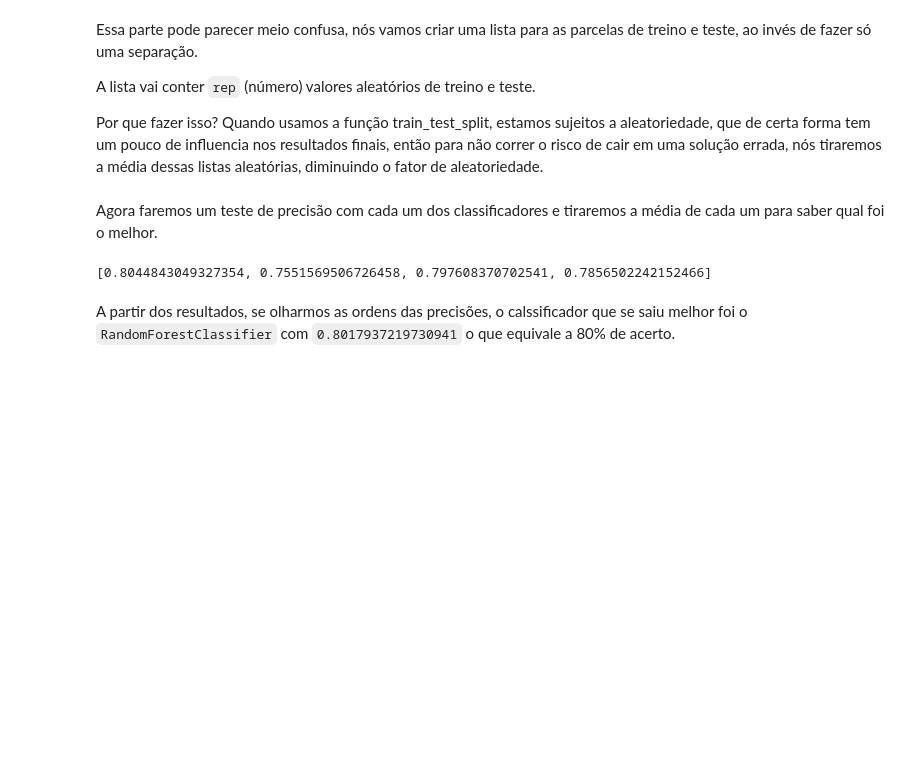
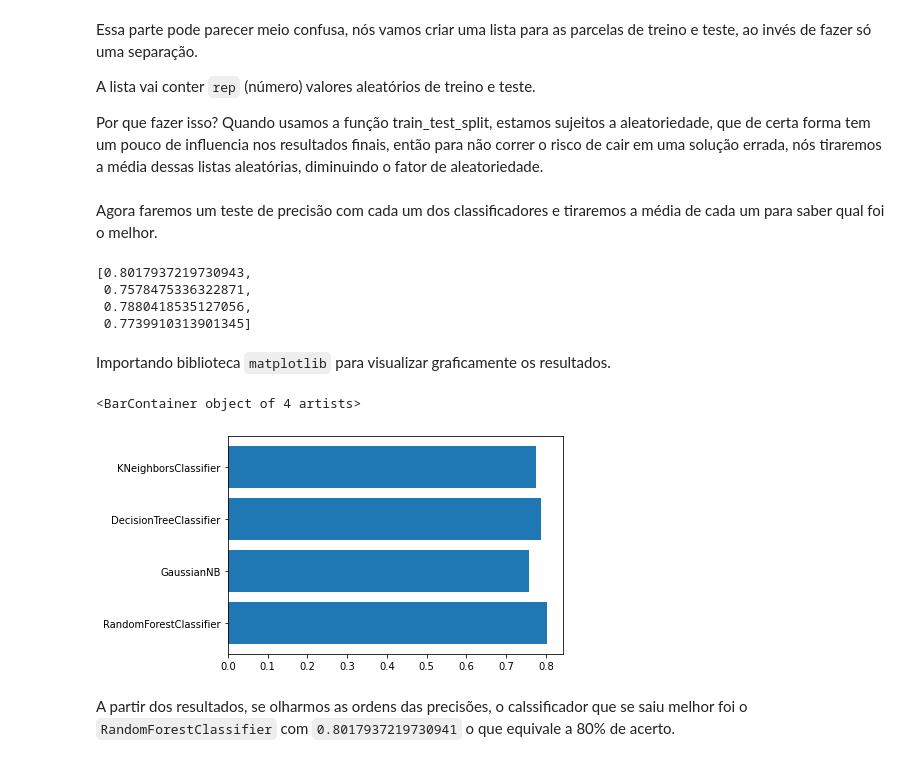
Before and after one commit to EuReinoso/MachineLearning-Tutorial, a Jupyter notebook: Exemplo1/Titanic_ML.ipynb, the cells around one changed output. Cells and saved outputs as stored; diff of their text form; code cells hidden in the pictures; blank space fills up the shorter version.

```diff
--- a/Exemplo1/Titanic_ML.ipynb
+++ b/Exemplo1/Titanic_ML.ipynb
@@ -307,9 +312,11 @@ Agora faremos um teste de precisão com cada um dos classificadores e tiraremos
 from sklearn.metrics import accuracy_score
 
 precisoes_media = []
+nomes_classificadores = []
 
 for clf in classificadores:
   precisao = []
+  nomes_classificadores.append(clf.__class__.__name__)
   for i in range(rep):
     #treinamento
     clf.fit(X_treino_lista[i], y_treino_lista[i])
@@ -321,6 +328,18 @@ for clf in classificadores:
 
 precisoes_media
 # %% [output]
-[0.8044843049327354, 0.7551569506726458, 0.797608370702541, 0.7856502242152466]
+[0.8017937219730943,
+ 0.7578475336322871,
+ 0.7880418535127056,
+ 0.7739910313901345]
+# %% [markdown]
+Importando biblioteca `matplotlib` para visualizar graficamente os resultados.
+# %%
+import matplotlib.pyplot as plt
+
+plt.barh(nomes_classificadores, precisoes_media)
+# %% [output]
+<BarContainer object of 4 artists>
+[figure, added]
 # %% [markdown]
 A partir dos resultados, se olharmos as ordens das precisões, o calssificador que se saiu melhor foi o `RandomForestClassifier` com `0.8017937219730941` o que equivale a 80% de acerto.
```
Also changed, not shown: parts of 2 cells of this notebook, 1 other file.
